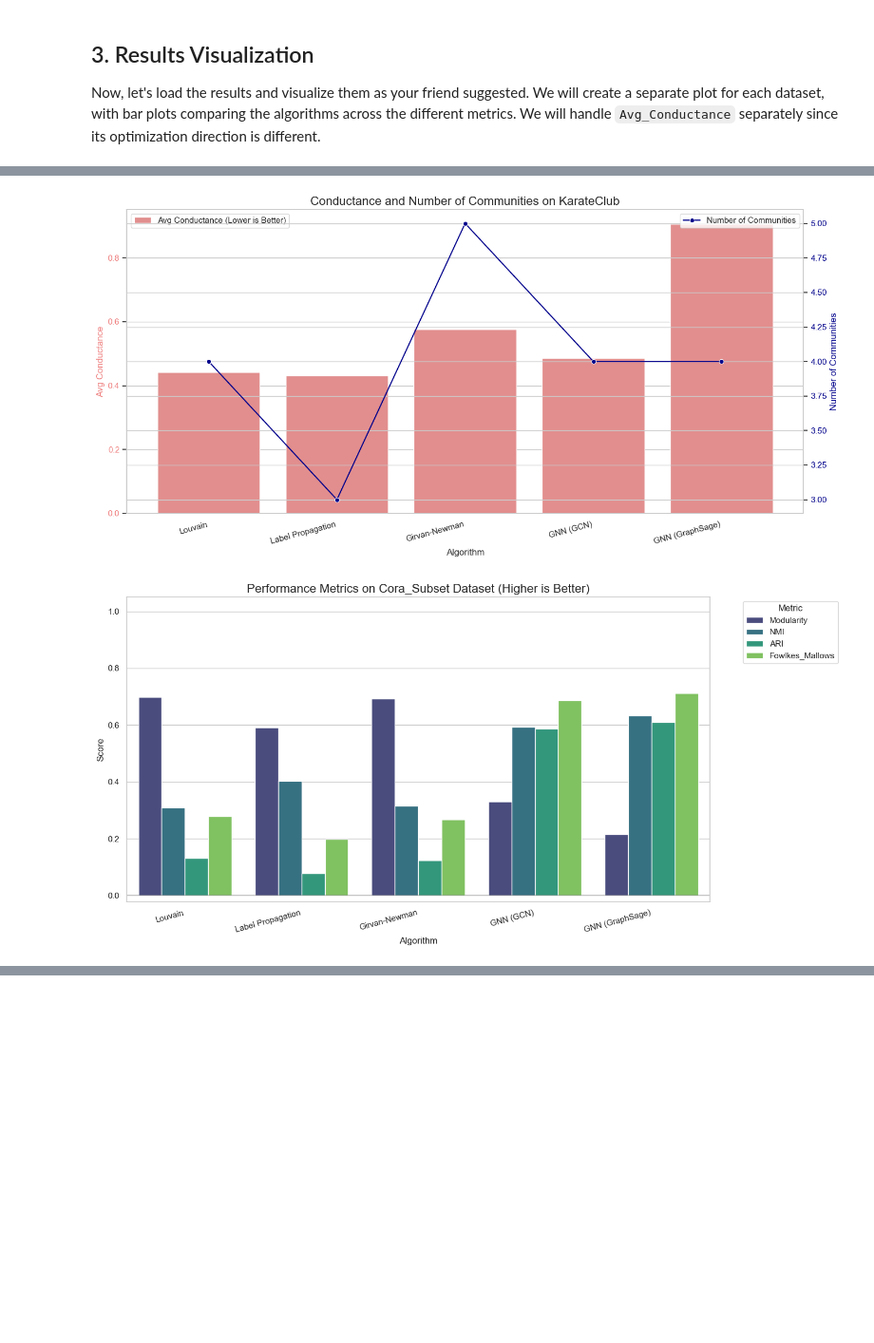
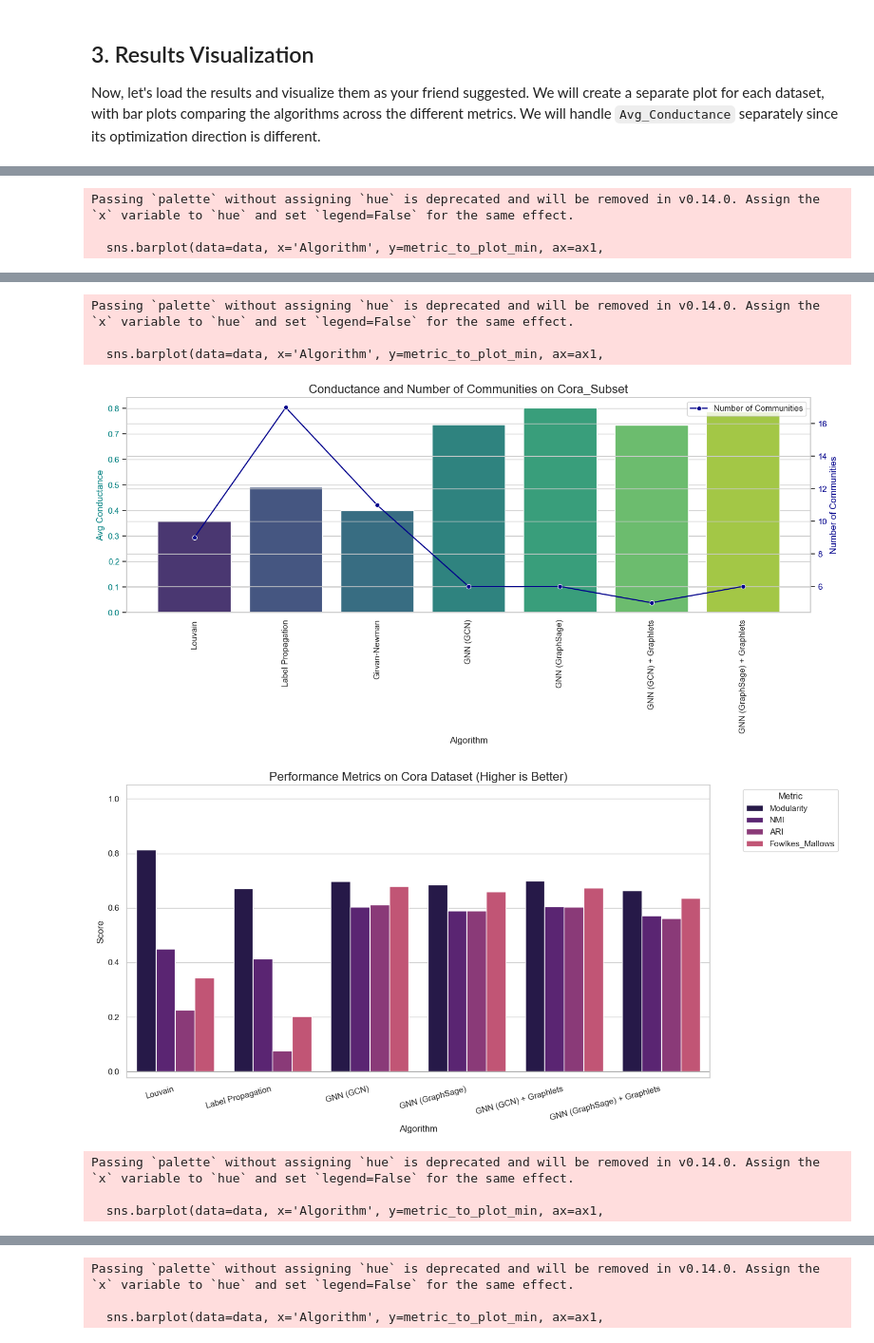
Before and after one commit to Adriano-7/network-science, a Jupyter notebook: project/community detection/analysis.ipynb, the cells around one changed output, grey strips where cells are left out. Shown at 95% size. Saved outputs shown, nothing was run; the diff lists cells and outputs as text; code cells hidden in the pictures; blank space fills up the shorter version.

```diff
--- a/project/community detection/analysis.ipynb
+++ b/project/community detection/analysis.ipynb
@@ -14,8 +14,7 @@ import matplotlib.pyplot as plt
 import seaborn as sns
 import numpy as np
 import torch
-# Set plot style
-sns.set_theme(style="whitegrid")
+sns.set_theme(style="whitegrid", palette="magma")
 # %% [markdown]
 ## 1. Dataset Characteristics
 
@@ -138,15 +138,15 @@ def plot_metrics(df, dataset_name):
         if col in data.columns:
             data[col] = pd.to_numeric(data[col], errors='coerce')
 
+
     metrics_to_plot_max = ['Modularity', 'NMI', 'ARI', 'Fowlkes_Mallows']
-
     metric_to_plot_min = 'Avg_Conductance'
 
     melted_data_max = data.melt(id_vars='Algorithm', value_vars=metrics_to_plot_max, var_name='Metric', value_name='Score')
     melted_data_max['Score'] = pd.to_numeric(melted_data_max['Score'], errors='coerce')
 
     plt.figure(figsize=(14, 7))
-    sns.barplot(data=melted_data_max, x='Algorithm', y='Score', hue='Metric', palette='viridis')
+    sns.barplot(data=melted_data_max, x='Algorithm', y='Score', hue='Metric')
     plt.title(f'Performance Metrics on {dataset_name} Dataset (Higher is Better)', fontsize=16)
     plt.ylabel('Score')
     plt.xlabel('Algorithm')
@@ -163,25 +163,28 @@ def plot_metrics(df, dataset_name):
 
     fig, ax1 = plt.subplots(figsize=(14, 7))
 
-    sns.barplot(data=data, x='Algorithm', y=metric_to_plot_min, ax=ax1, color='lightcoral', label='Avg Conductance (Lower is Better)')
-    ax1.set_ylabel('Avg Conductance', color='lightcoral')
-    ax1.tick_params(axis='y', labelcolor='lightcoral')
+    sns.barplot(data=data, x='Algorithm', y=metric_to_plot_min, ax=ax1,
+                palette="viridis", label='Avg Conductance (Lower is Better)')
+    ax1.set_ylabel('Avg Conductance', color='teal')
+    ax1.tick_params(axis='y', labelcolor='teal')
     ax1.set_xlabel('Algorithm')
-    plt.xticks(rotation=15, ha='right')
+
+    plt.xticks(rotation=90, ha='center')
 
     ax2 = ax1.twinx()
-    sns.lineplot(data=data, x='Algorithm', y='Num_Communities', ax=ax2, color='darkblue', marker='o', label='Number of Communities')
+    sns.lineplot(data=data, x='Algorithm', y='Num_Communities', ax=ax2,
+                 color='darkblue', marker='o', label='Number of Communities')
     ax2.set_ylabel('Number of Communities', color='darkblue')
     ax2.tick_params(axis='y', labelcolor='darkblue')
     if data['Num_Communities'].max() > 100:
         ax2.set_yscale('log')
 
     plt.title(f'Conductance and Number of Communities on {dataset_name}', fontsize=16)
+
     fig.tight_layout()
     plt.show()
-
 datasets = results_df['Dataset'].unique()
 
-for dataset in datasets:
+for dataset in datasets[1:]:
     plot_metrics(results_df, dataset)
 # %% [output]
@@ -188,0 +192,3 @@ for dataset in datasets:
+Passing `palette` without assigning `hue` is deprecated and will be removed in v0.14.0. Assign the `x` variable to `hue` and set `legend=False` for the same effect.
+
+  sns.barplot(data=data, x='Algorithm', y=metric_to_plot_min, ax=ax1,
@@ -191,2 +197,8 @@ for dataset in datasets:
+Passing `palette` without assigning `hue` is deprecated and will be removed in v0.14.0. Assign the `x` variable to `hue` and set `legend=False` for the same effect.
+
+  sns.barplot(data=data, x='Algorithm', y=metric_to_plot_min, ax=ax1,
-[figure, old version]
+[figure, new version]
-[figure, old version]
+[figure, new version]
+Passing `palette` without assigning `hue` is deprecated and will be removed in v0.14.0. Assign the `x` variable to `hue` and set `legend=False` for the same effect.
+
+  sns.barplot(data=data, x='Algorithm', y=metric_to_plot_min, ax=ax1,
@@ -194,0 +207,3 @@ for dataset in datasets:
+Passing `palette` without assigning `hue` is deprecated and will be removed in v0.14.0. Assign the `x` variable to `hue` and set `legend=False` for the same effect.
+
+  sns.barplot(data=data, x='Algorithm', y=metric_to_plot_min, ax=ax1,
```
Also changed, not shown: parts of 4 cells of this notebook, 35 other files.
